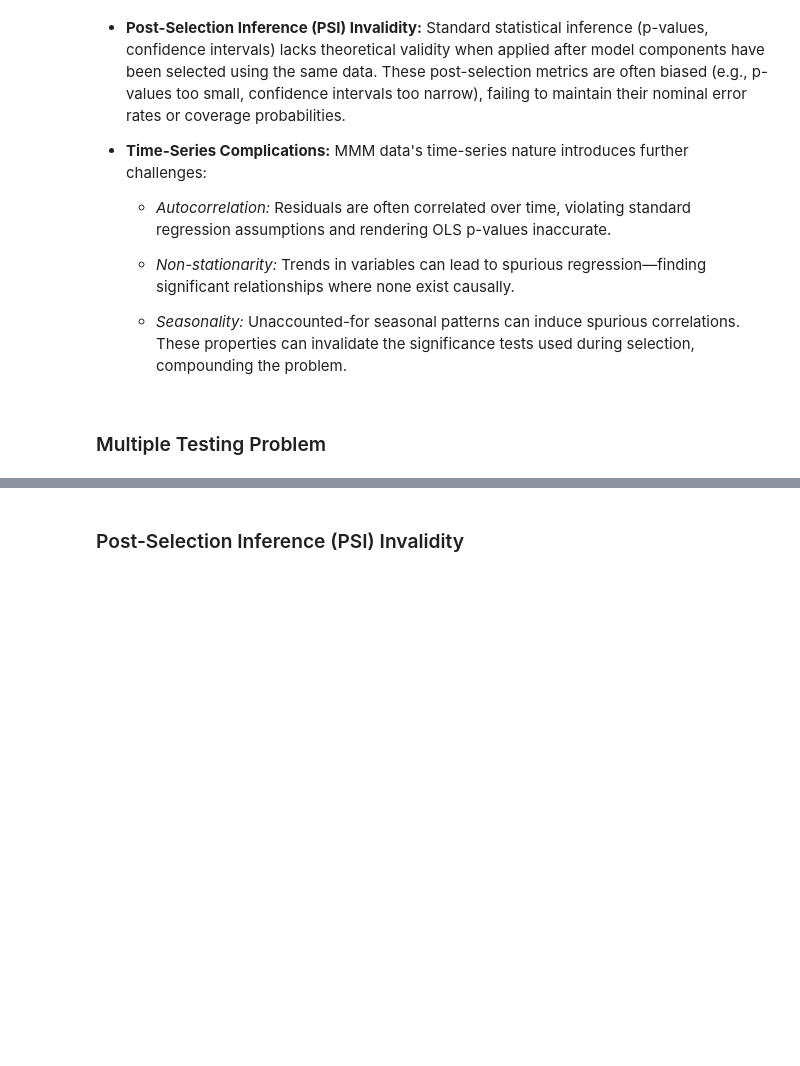
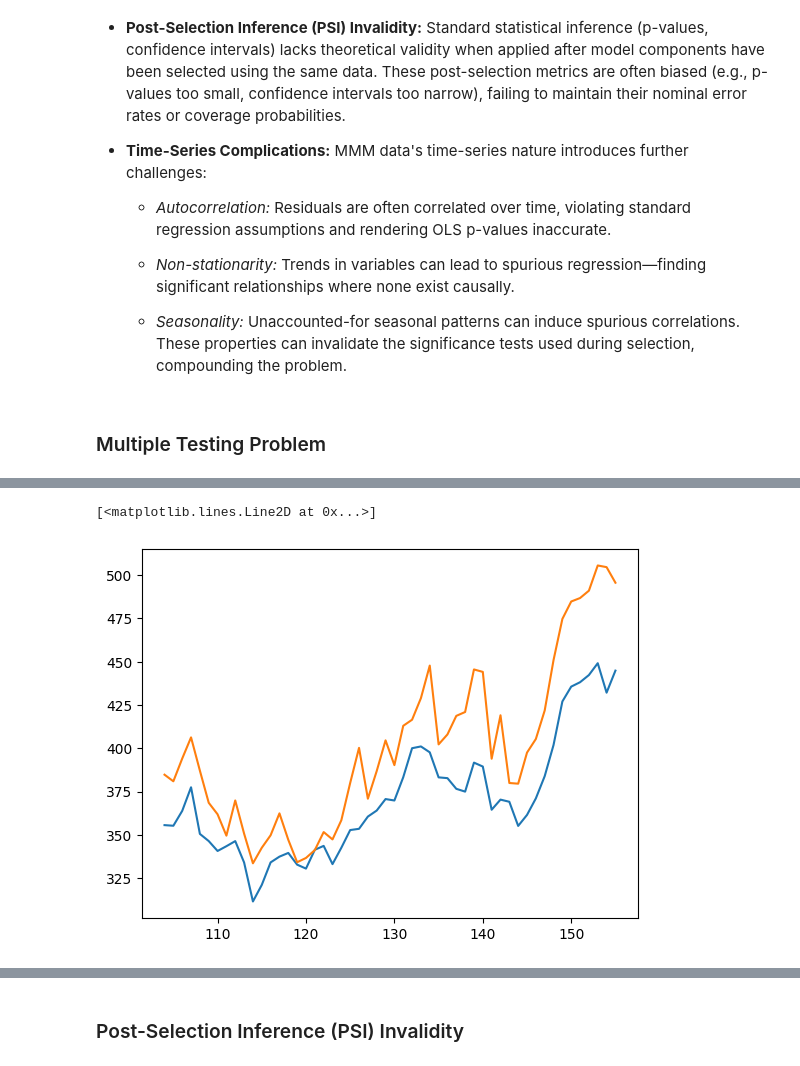
Before and after one commit to redam94/common_regression_issues, a Jupyter notebook: nbs/02_the_illusion_of_significance.ipynb, the cells around one changed output, grey strips where cells are left out. Cells and saved outputs as stored; diff of their text form; code cells hidden in the pictures; blank space fills up the shorter version.

```diff
--- a/nbs/02_the_illusion_of_significance.ipynb
+++ b/nbs/02_the_illusion_of_significance.ipynb
@@ -54,0 +333,11 @@ The selection of factors and transformations in MMM faces a confluence of statis
+# %%
+lasso = LassoCV(cv=5, alphas=[2, 3, 4])
+scaler = StandardScaler()
+pipeline = make_pipeline(scaler, lasso)
+fitted_pipeline = pipeline.fit(train_data.drop(columns=['sales']), train_data['sales'])
+# %%
+plt.plot(np.arange(104, 156), fitted_pipeline.predict(data.iloc[104:].drop(columns=['sales'])))
+plt.plot(data.iloc[104:]['sales'])
+# %% [output]
+[<matplotlib.lines.Line2D at 0x...>]
+[figure, added]
```
Also changed, not shown: parts of 20 cells of this notebook.
